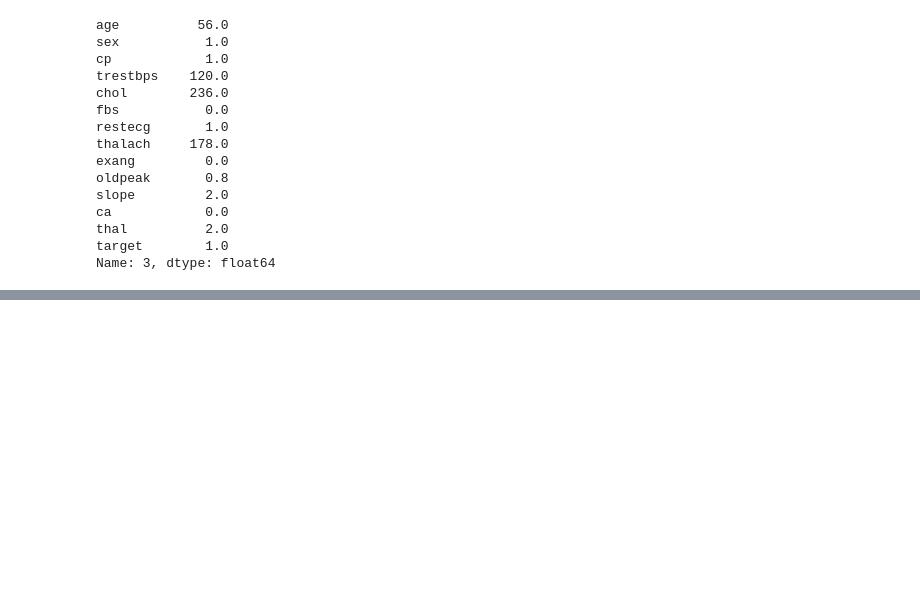
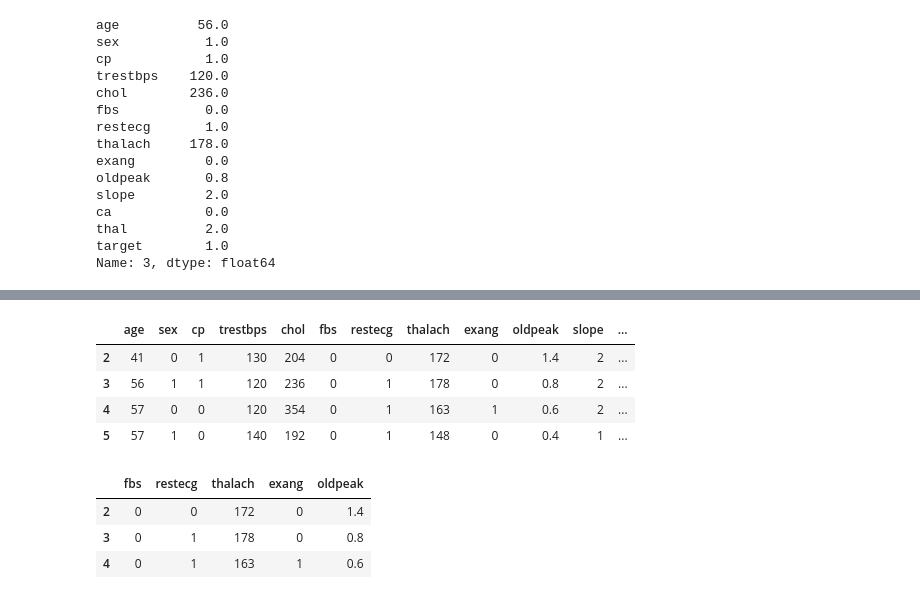
Before and after one commit to Numanur/data-science-ml, a Jupyter notebook: pandas_basic.ipynb, the cells around one changed output, grey strips where cells are left out. Cells and saved outputs as stored; diff of their text form; code cells hidden in the pictures; blank space fills up the shorter version.

```diff
--- a/pandas_basic.ipynb
+++ b/pandas_basic.ipynb
@@ -262,0 +284,17 @@ Name: 3, dtype: float64
+# %%
+#from one range to another
+df.loc[2:5]
+# %% [output]
+|  | age | sex | cp | trestbps | chol | fbs | restecg | thalach | exang | oldpeak | slope | ... |
+| 2 | 41 | 0 | 1 | 130 | 204 | 0 | 0 | 172 | 0 | 1.4 | 2 | ... |
+| 3 | 56 | 1 | 1 | 120 | 236 | 0 | 1 | 178 | 0 | 0.8 | 2 | ... |
+| 4 | 57 | 0 | 0 | 120 | 354 | 0 | 1 | 163 | 1 | 0.6 | 2 | ... |
+| 5 | 57 | 1 | 0 | 140 | 192 | 0 | 1 | 148 | 0 | 0.4 | 1 | ... |
+# %%
+#slicing rows and columns into pieces using iloc
+df.iloc[2:5, 5:10]
+# %% [output]
+|  | fbs | restecg | thalach | exang | oldpeak |
+| 2 | 0 | 0 | 172 | 0 | 1.4 |
+| 3 | 0 | 1 | 178 | 0 | 0.8 |
+| 4 | 0 | 1 | 163 | 1 | 0.6 |
```
Also changed, not shown: parts of 4 cells of this notebook.
